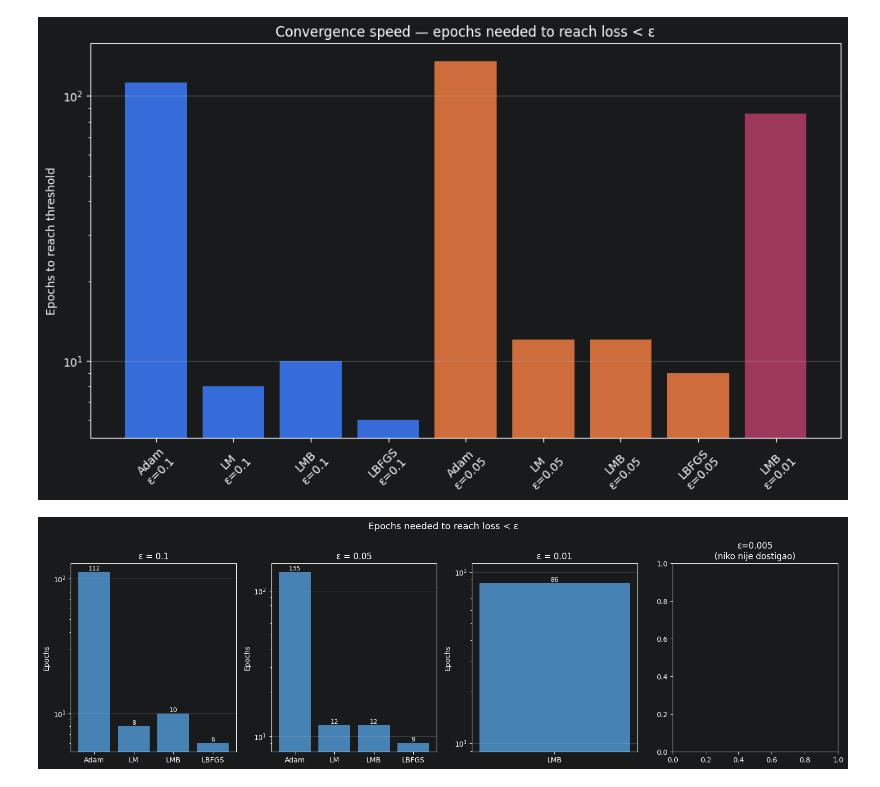
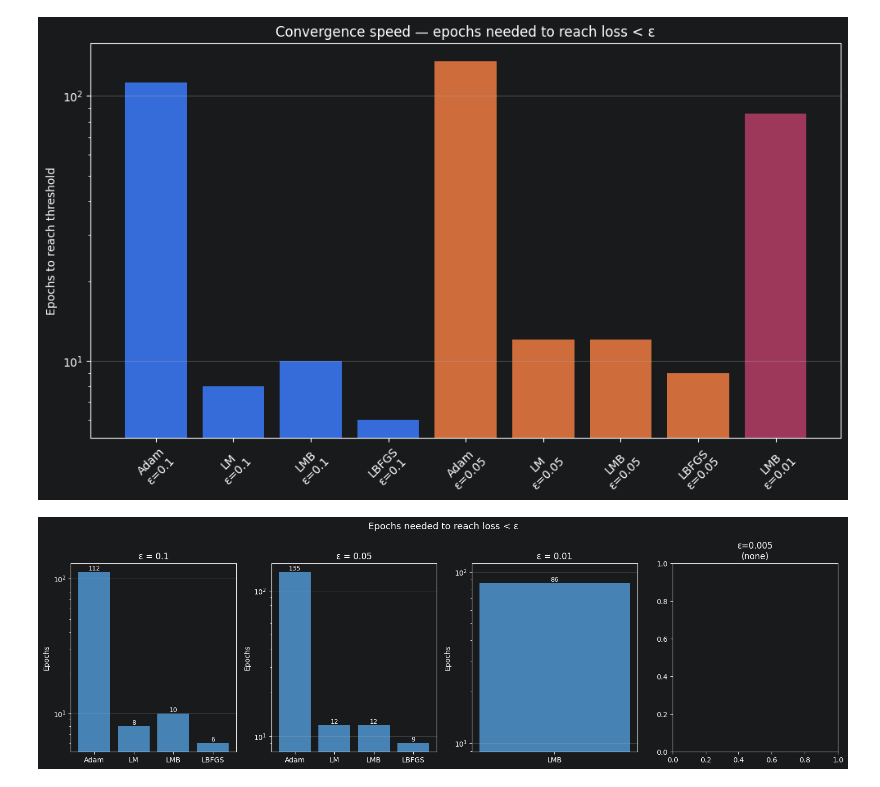
Before and after one commit to manchiel/nn-optimizer-benchmark, a Jupyter notebook: notebooks/analysis.ipynb, the cells around one changed output. Drawn from its saved outputs; the diff is of its cells as text; code cells hidden in the pictures.

```diff
--- a/notebooks/analysis.ipynb
+++ b/notebooks/analysis.ipynb
@@ -280,29 +280,29 @@ plt.show()
 # %%
 import matplotlib.pyplot as plt
 import numpy as np
 
 fig, axes = plt.subplots(1, len(thresholds), figsize=(16, 5))
 
 for ax, threshold in zip(axes, thresholds):
     subset = df_conv[df_conv['threshold'] == threshold].dropna()
 
     if subset.empty:
-        ax.set_title(f"ε={threshold}\n(niko nije dostigao)")
+        ax.set_title(f"ε={threshold}\n(none)")
         continue
 
     bars = ax.bar(subset['optimizer'], subset['epochs'], color='steelblue')
     ax.set_title(f"ε = {threshold}")
     ax.set_ylabel("Epochs")
     ax.set_yscale('log')
     ax.grid(True, axis='y')
 
     for bar, val in zip(bars, subset['epochs']):
         ax.text(bar.get_x() + bar.get_width()/2, bar.get_height(),
                 str(int(val)), ha='center', va='bottom', fontsize=9)
 
 plt.suptitle("Epochs needed to reach loss < ε", fontsize=13)
 plt.tight_layout()
 plt.savefig('../results/figures/convergence_speed.png', dpi=150, bbox_inches='tight')
 plt.show()
 # %% [output]
-[figure, old version]
+[figure, new version]
```
Also changed, not shown: 2 other files.
